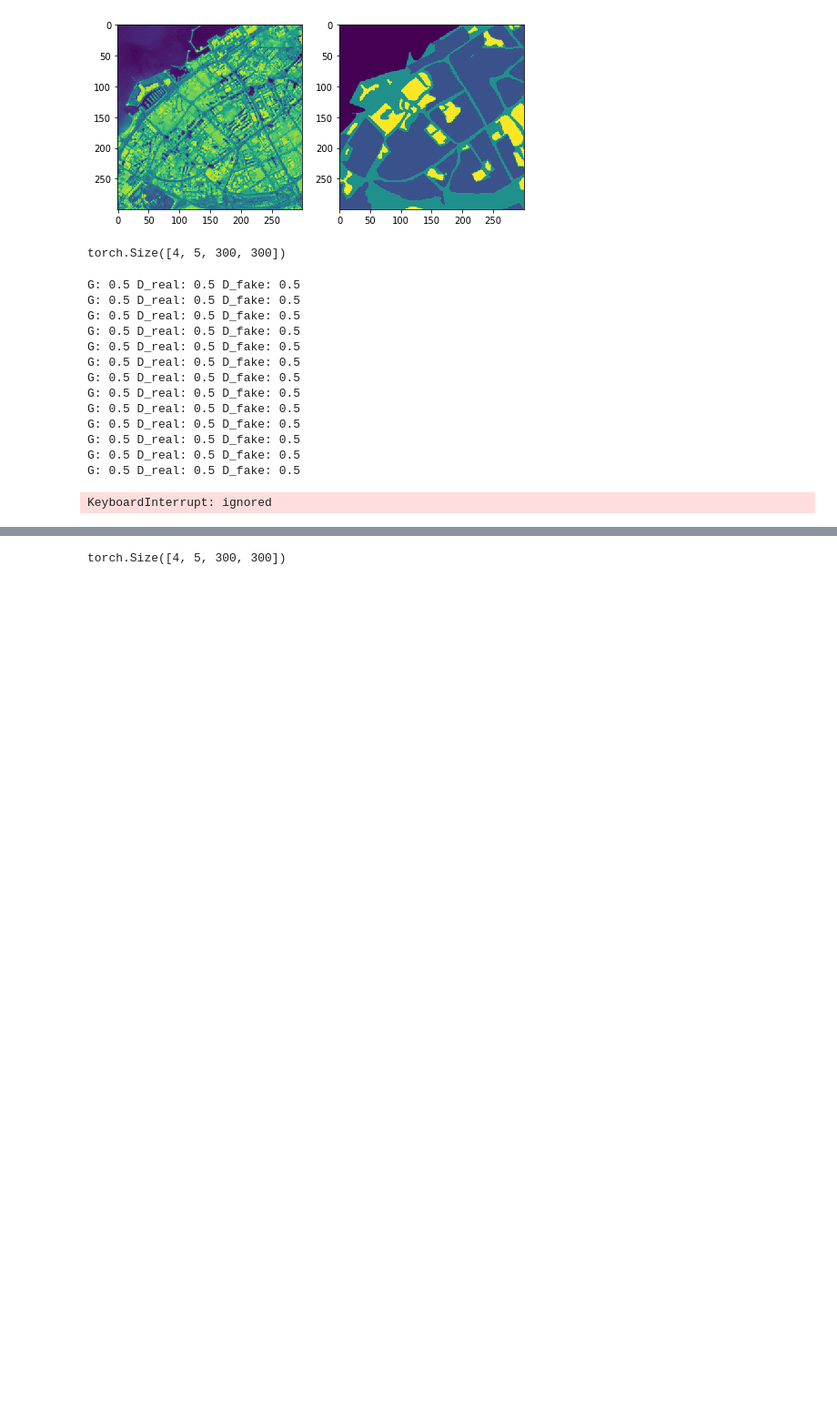
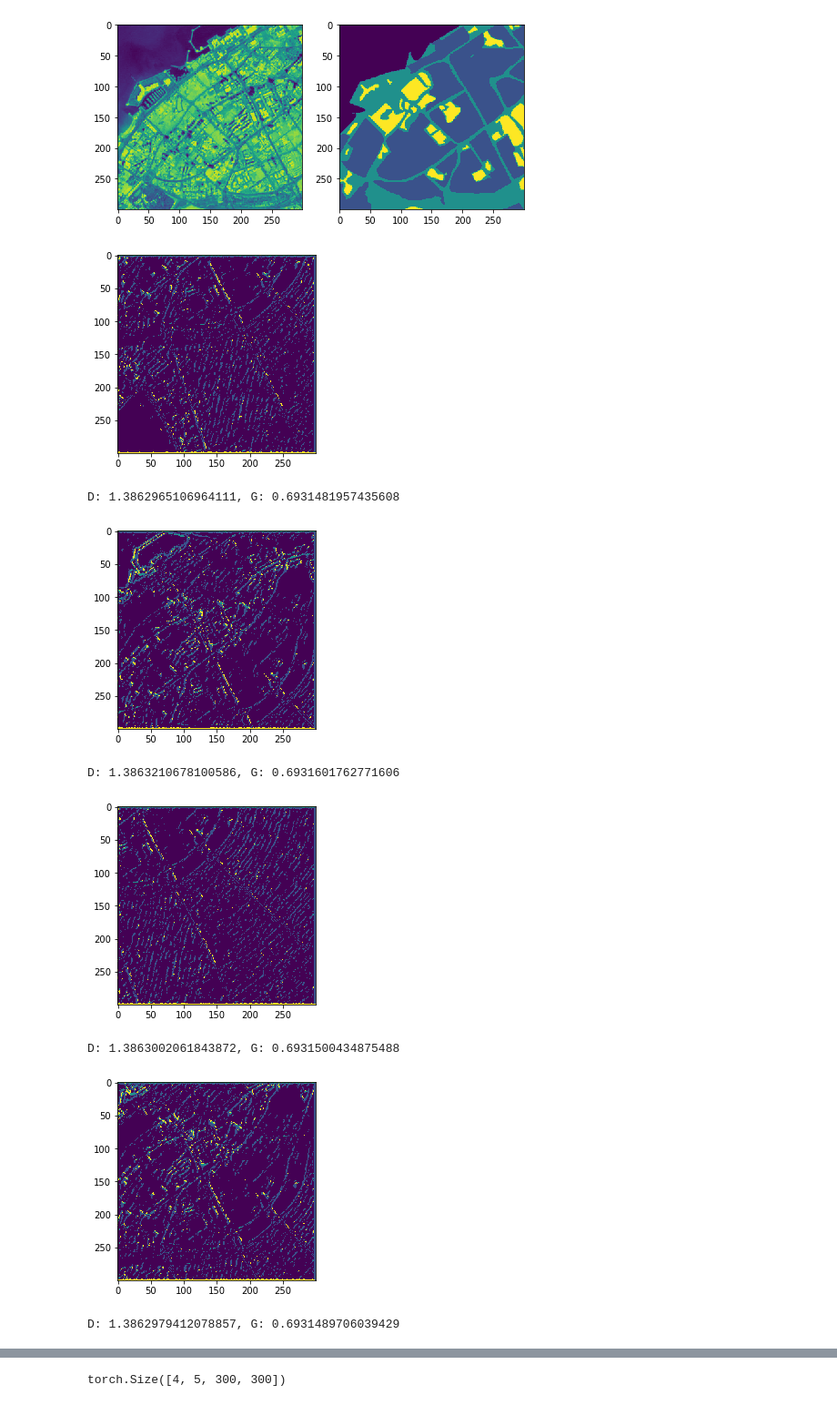
Before and after one commit to ankit1997/implementing_papers, a Jupyter notebook: Image_segmentation_using_GAN_Github_Copy.ipynb, the cells around one changed output, grey strips where cells are left out. Shown at 91% size. Cells and saved outputs as stored; diff of their text form; code cells hidden in the pictures; blank space fills up the shorter version.

```diff
--- a/Image_segmentation_using_GAN_Github_Copy.ipynb
+++ b/Image_segmentation_using_GAN_Github_Copy.ipynb
@@ -161,7 +161,7 @@ class Generator(nn.Module):
 
     def forward(self, x):
 
-        activation = F.tanh
+        activation = F.relu
 
         x = self.conv1(x)
         x = activation(x)
@@ -186,25 +186,23 @@ class Discriminator(nn.Module):
     def __init__(self):
         super(Discriminator, self).__init__()
 
-        self.conv1_i = nn.Conv2d(in_channels=1, out_channels=64, kernel_size=3)
-        self.conv2_i = nn.Conv2d(in_channels=64, out_channels=128, kernel_size=3)
+        self.conv1_i = nn.Conv2d(in_channels=1, out_channels=8, kernel_size=3)
+        self.conv2_i = nn.Conv2d(in_channels=8, out_channels=32, kernel_size=3)
 
-        self.conv1_o = nn.Conv2d(in_channels=NUM_CLASSES, out_channels=64, kernel_size=3)
-        self.conv2_o = nn.Conv2d(in_channels=64, out_channels=128, kernel_size=3)
+        self.conv1_o = nn.Conv2d(in_channels=NUM_CLASSES, out_channels=8, kernel_size=3)
+        self.conv2_o = nn.Conv2d(in_channels=8, out_channels=32, kernel_size=3)
 
-        self.conv1_c = nn.Conv2d(in_channels=256, out_channels=32, kernel_size=3)
-        self.conv2_c = nn.Conv2d(in_channels=32, out_channels=8, kernel_size=3)
-        self.conv3_c = nn.Conv2d(in_channels=8, out_channels=1, kernel_size=3)
+        self.conv1_c = nn.Conv2d(in_channels=64, out_channels=8, kernel_size=3)
+        self.conv2_c = nn.Conv2d(in_channels=8, out_channels=1, kernel_size=3)
 
-        self.dense1 = nn.Linear(in_features=26*26, out_features=32)
-        self.dense2 = nn.Linear(in_features=32, out_features=2)
+        self.dense1 = nn.Linear(in_features=28*28, out_features=2)
 
         self.maxpool = nn.MaxPool2d(3)
         self.softmax = nn.Softmax(dim=-1)
 
     def forward(self, img, seg):
 
-        activation = F.tanh
+        activation = F.relu
 
         x1 = img
         x2 = seg
@@ -233,18 +231,15 @@ class Discriminator(nn.Module):
         c = self.conv2_c(c)
         c = activation(c)
 
-        c = self.conv3_c(c)
-        c = activation(c)
-
         c = c.squeeze()
         c = c.view(c.shape[0], -1)
 
         c = self.dense1(c)
         c = activation(c)
-
-        c = self.dense2(c)
         c = self.softmax(c)
 
+        # print(c.shape)
+
         return c
 # %%
 generator = Generator().to(device)
@@ -259,14 +254,12 @@ real_label = 1
 fake_label = 0
 
 # Setup Adam optimizers for both G and D
-optimizerD = optim.Adam(discriminator.parameters(), lr=0.001)
-optimizerG = optim.Adam(generator.parameters(), lr=0.001)
+optimizerD = optim.Adam(discriminator.parameters(), lr=0.0001)
+optimizerG = optim.Adam(generator.parameters(), lr=0.0001)
-# %%
-for data in dataLoader:
-    print(data['output'].shape)
-    break
-# %% [output]
-torch.Size([4, 5, 300, 300])
+# %%
+for data in dataLoader:
+    discriminator(torch.rand(4, 1, 300, 300).to(device), torch.rand(4, 5, 300, 300).to(device))
+    break
 # %%
 for i, data in enumerate(dataLoader):
 
@@ -291,49 +284,44 @@ for i, data in enumerate(dataLoader):
     # all fake batch
     label.fill_(fake_label)
     fake = generator(x)
-    # plt.imshow(fake.detach().cpu().numpy() [0, 1,:, :])
-    # plt.show()
+    plt.imshow(np.argmax(fake.detach().cpu().numpy(), axis=1)[0, :, :])
+    plt.show()
     output = discriminator(x, fake.detach())
 
     loss_fake = loss_function(output, label)
     loss_fake.backward()
     D_Gx1 = output.mean().item()
 
     loss_D = loss_real + loss_fake
     optimizerD.step()
 
 
     generator.zero_grad()
     label.fill_(real_label)
     output = discriminator(x, fake)
 
     loss_G = loss_function(output, label)
     loss_G.backward()
     D_Gx2 = output.mean().item()
     optimizerG.step()
 
     loss_Gs.append(loss_G.item())
     loss_Ds.append(loss_D.item())
 
 
 
 
-    print('G: {} D_real: {} D_fake: {}'.format(D_Gx2, D_x, D_Gx1))
+    # print('G: {} D_real: {} D_fake: {}'.format(D_Gx2, D_x, D_Gx1))
+    print('D: {}, G: {}'.format(loss_D.item(), loss_G.item()))
 
     if i == 1000:
         break
 # %% [output]
+[figure, added]
-G: 0.5 D_real: 0.5 D_fake: 0.5
-G: 0.5 D_real: 0.5 D_fake: 0.5
-G: 0.5 D_real: 0.5 D_fake: 0.5
-G: 0.5 D_real: 0.5 D_fake: 0.5
-G: 0.5 D_real: 0.5 D_fake: 0.5
-G: 0.5 D_real: 0.5 D_fake: 0.5
-G: 0.5 D_real: 0.5 D_fake: 0.5
-G: 0.5 D_real: 0.5 D_fake: 0.5
-G: 0.5 D_real: 0.5 D_fake: 0.5
-G: 0.5 D_real: 0.5 D_fake: 0.5
-G: 0.5 D_real: 0.5 D_fake: 0.5
-G: 0.5 D_real: 0.5 D_fake: 0.5
-G: 0.5 D_real: 0.5 D_fake: 0.5
+D: 1.3862965106964111, G: 0.6931481957435608
+[figure, added]
-KeyboardInterrupt: ignored
+D: 1.3863210678100586, G: 0.6931601762771606
+[figure, added]
+D: 1.3863002061843872, G: 0.6931500434875488
+[figure, added]
+D: 1.3862979412078857, G: 0.6931489706039429
```
Also changed, not shown: parts of 1 cell of this notebook.
